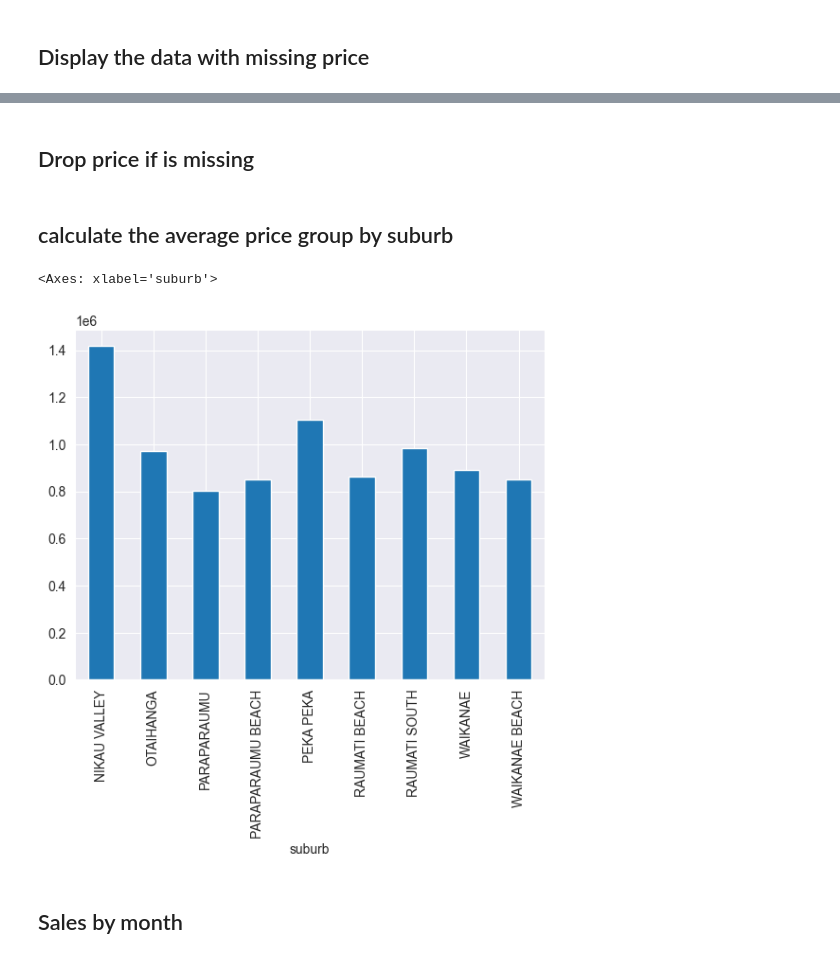
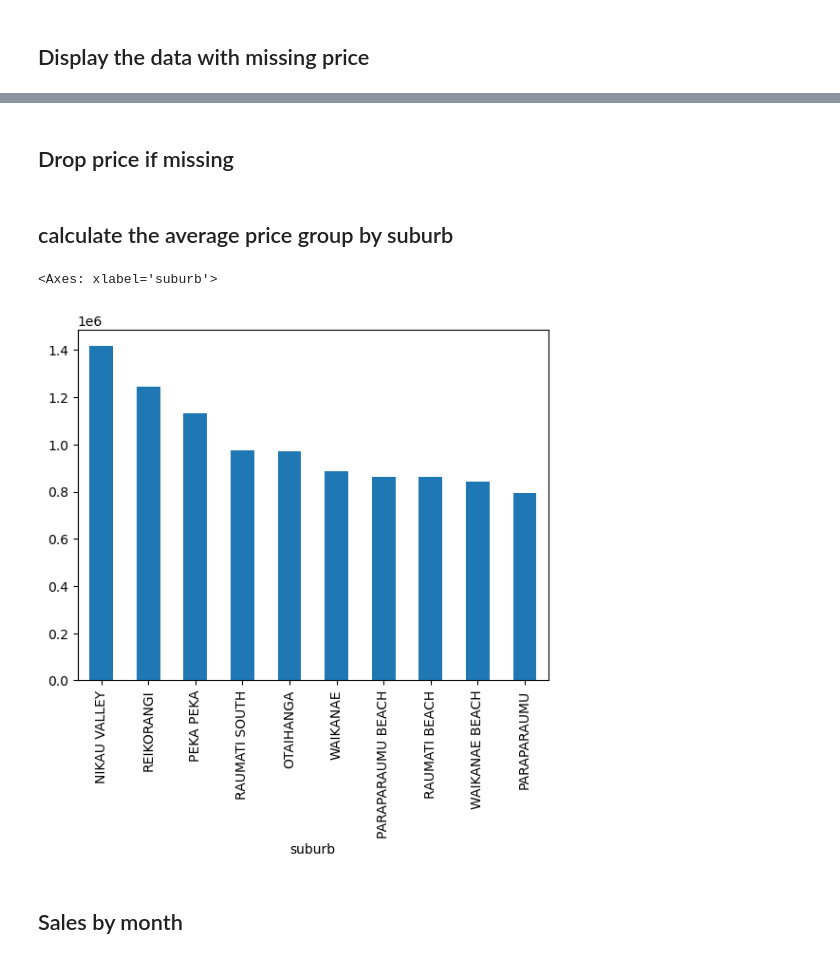
Before and after one commit to flying3615/homes, a Jupyter notebook: src/analysis/homes_analy.ipynb, the cells around one changed output, grey strips where cells are left out. Saved outputs shown, nothing was run; the diff lists cells and outputs as text; code cells hidden in the pictures.

Commit message:
refine

```diff
--- a/src/analysis/homes_analy.ipynb
+++ b/src/analysis/homes_analy.ipynb
@@ -7,7 +6,7 @@ import numpy as np
 # %% [markdown]
 ## Load All Pram Sold Data
 # %%
-df = pd.read_json('../../data/refined_data.json')
+df = pd.read_json('../../data/parm_sold.json')
 # %%
 df.info()
 # %% [output]
@@ -99,15 +98,15 @@ df.loc[df['price'].isna(), ['address', 'capital_value', 'land_value', 'improveme
 # %% [markdown]
-## Drop price if is missing
+## Drop price if missing
 # %%
 df['price'] = df['price'].replace(0, np.nan)
 df.dropna(subset = ['price'], inplace=True)
 # %% [markdown]
 ## calculate the average price group by suburb
 # %%
-df.groupby(['suburb'])['price'].mean().plot(kind='bar')
+df.groupby(['suburb'])['price'].mean().sort_values(ascending=False).plot(kind='bar')
 # %% [output]
 <Axes: xlabel='suburb'>
-[figure, old version]
+[figure, new version]
 # %% [markdown]
 ## Sales by month
 # %%
```
Also changed, not shown: parts of 11 cells of this notebook, 8 other files.
